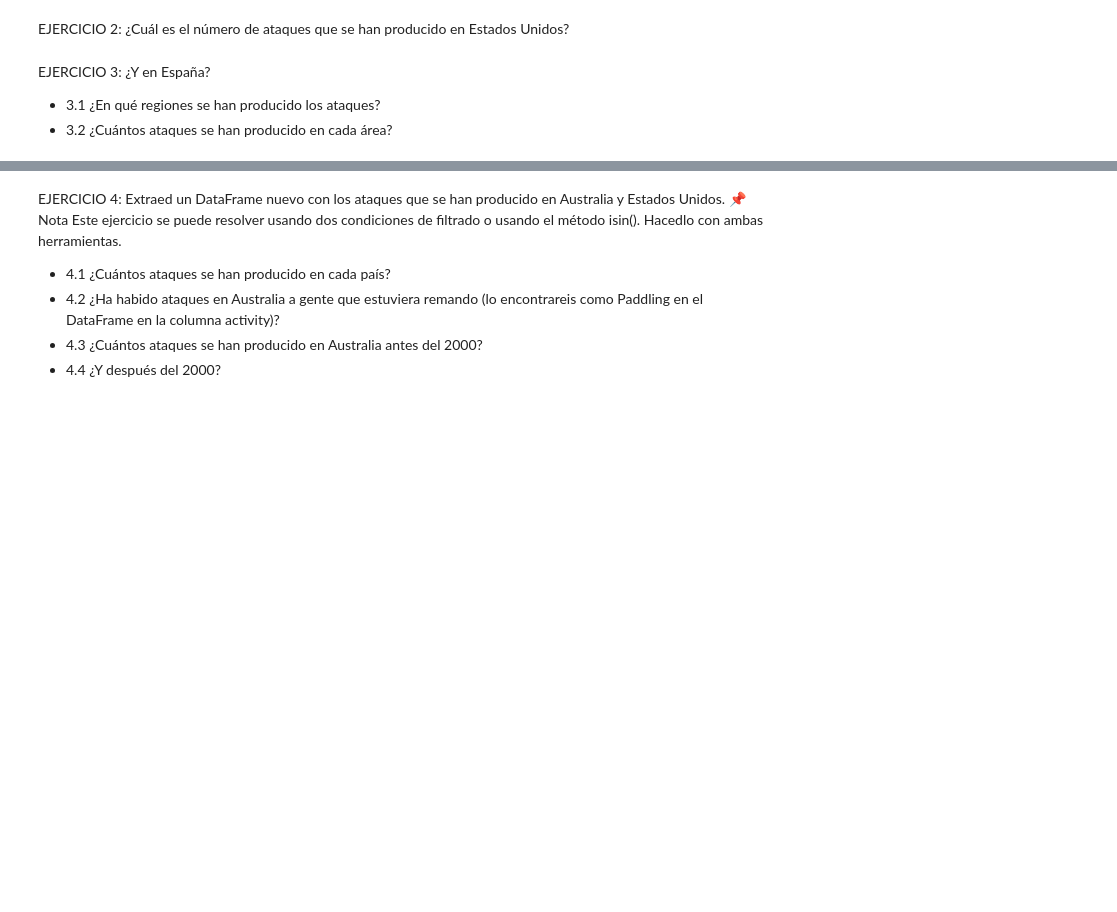
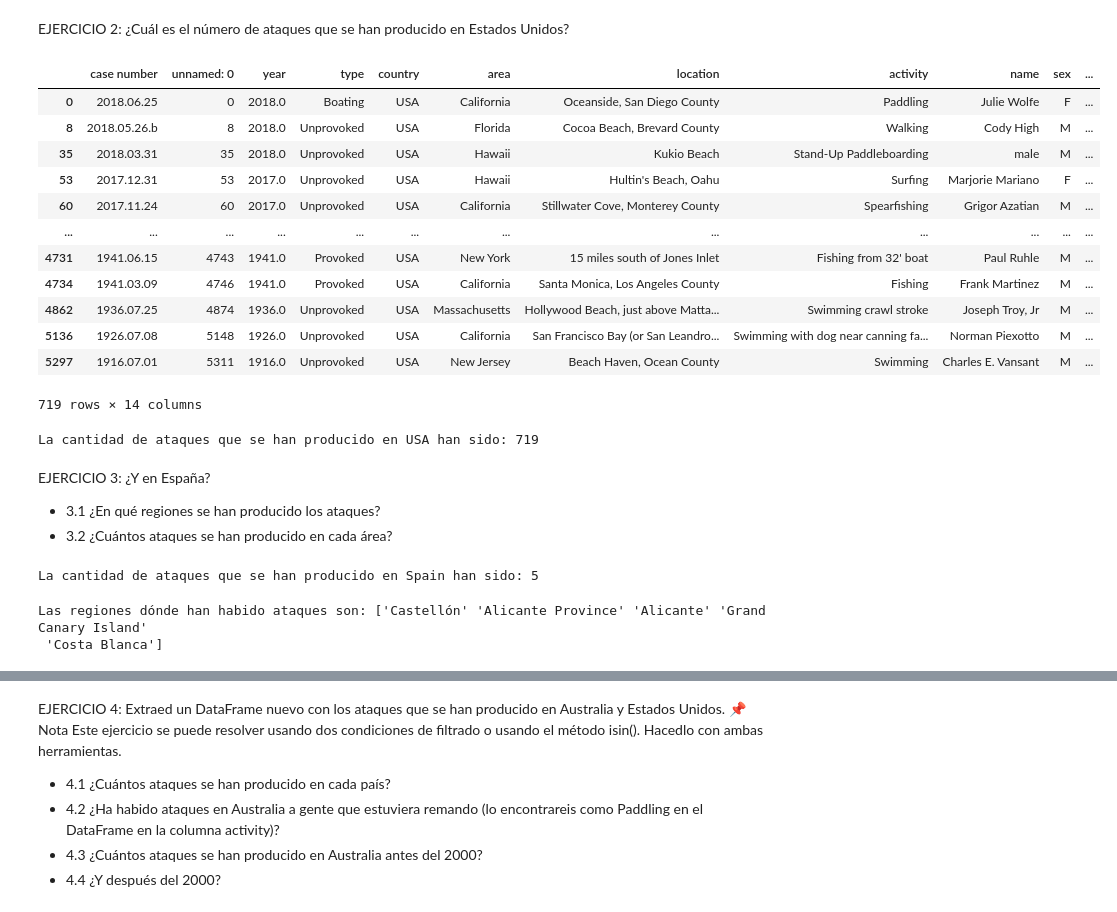
Before and after one commit to Adalab/DA-promo-b-modulo-2-sprint-1-Anais-Ana-Yadira, a Jupyter notebook: pandas/pair-programmin-pandas-4-filtrado-de-datos/pair-programmin-pandas-4-filtrado-de-datos.ipynb, the cells around one changed output, grey strips where cells are left out. Saved outputs shown, nothing was run; the diff lists cells and outputs as text; code cells hidden in the pictures; blank space fills up the shorter version.

```diff
--- a/pandas/pair-programmin-pandas-4-filtrado-de-datos/pair-programmin-pandas-4-filtrado-de-datos.ipynb
+++ b/pandas/pair-programmin-pandas-4-filtrado-de-datos/pair-programmin-pandas-4-filtrado-de-datos.ipynb
@@ -10,3 +10,5 @@ Para ello vamos a utilizar el método .dropna() de pandas. Tendréis que ejecuta
 df.dropna(inplace = True)
 
 ¿Cuántas filas se han eliminado con esta línea de código?
+# %%
+df = pd.read_csv("attack_pair.csv")
@@ -12,0 +49,2 @@ df.dropna(inplace = True)
+# %%
+df.dropna(inplace=True)
@@ -13,6 +77,40 @@ df.dropna(inplace = True)
 # %% [markdown]
 EJERCICIO 2: ¿Cuál es el número de ataques que se han producido en Estados Unidos?
+# %%
+df_USA= df[df["country"]=="USA"]
+df_USA
+# %% [output]
+|  | case number | unnamed: 0 | year | type | country | area | location | activity | name | sex | ... |
+| 0 | 2018.06.25 | 0 | 2018.0 | Boating | USA | California | Oceanside, San Diego County | Paddling | Julie Wolfe | F | ... |
+| 8 | 2018.05.26.b | 8 | 2018.0 | Unprovoked | USA | Florida | Cocoa Beach, Brevard County | Walking | Cody High | M | ... |
+| 35 | 2018.03.31 | 35 | 2018.0 | Unprovoked | USA | Hawaii | Kukio Beach | Stand-Up Paddleboarding | male | M | ... |
+| 53 | 2017.12.31 | 53 | 2017.0 | Unprovoked | USA | Hawaii | Hultin's Beach, Oahu | Surfing | Marjorie Mariano | F | ... |
+| 60 | 2017.11.24 | 60 | 2017.0 | Unprovoked | USA | California | Stillwater Cove, Monterey County | Spearfishing | Grigor Azatian | M | ... |
+| ... | ... | ... | ... | ... | ... | ... | ... | ... | ... | ... | ... |
+| 4731 | 1941.06.15 | 4743 | 1941.0 | Provoked | USA | New York | 15 miles south of Jones Inlet | Fishing from 32' boat | Paul Ruhle | M | ... |
+| 4734 | 1941.03.09 | 4746 | 1941.0 | Provoked | USA | California | Santa Monica, Los Angeles County | Fishing | Frank Martinez | M | ... |
+| 4862 | 1936.07.25 | 4874 | 1936.0 | Unprovoked | USA | Massachusetts | Hollywood Beach, just above Matta... | Swimming crawl stroke | Joseph Troy, Jr | M | ... |
+| 5136 | 1926.07.08 | 5148 | 1926.0 | Unprovoked | USA | California | San Francisco Bay (or San Leandro... | Swimming with dog near canning fa... | Norman Piexotto | M | ... |
+| 5297 | 1916.07.01 | 5311 | 1916.0 | Unprovoked | USA | New Jersey | Beach Haven, Ocean County | Swimming | Charles E. Vansant | M | ... |
+719 rows × 14 columns
+# %%
+df_ataques_usa = df_USA.shape
+print(f"La cantidad de ataques que se han producido en USA han sido: {df_ataques_usa[0]}")
+# %% [output]
+La cantidad de ataques que se han producido en USA han sido: 719
 # %% [markdown]
 EJERCICIO 3: ¿Y en España?
 - 3.1 ¿En qué regiones se han producido los ataques?
 - 3.2 ¿Cuántos ataques se han producido en cada área?
+# %%
+df_spain= df[df["country"]=="SPAIN"]
+df_ataques_spain = df_spain.shape
+print(f"La cantidad de ataques que se han producido en Spain han sido: {df_ataques_spain[0]}")
+# %% [output]
+La cantidad de ataques que se han producido en Spain han sido: 5
+# %%
+regiones_spain = df_spain["area"].unique()
+print(f"Las regiones dónde han habido ataques son: {regiones_spain}")
+# %% [output]
+Las regiones dónde han habido ataques son: ['Castellón' 'Alicante Province' 'Alicante' 'Grand Canary Island'
+ 'Costa Blanca']
```
Also changed, not shown: parts of 11 cells of this notebook, 1 other file.
